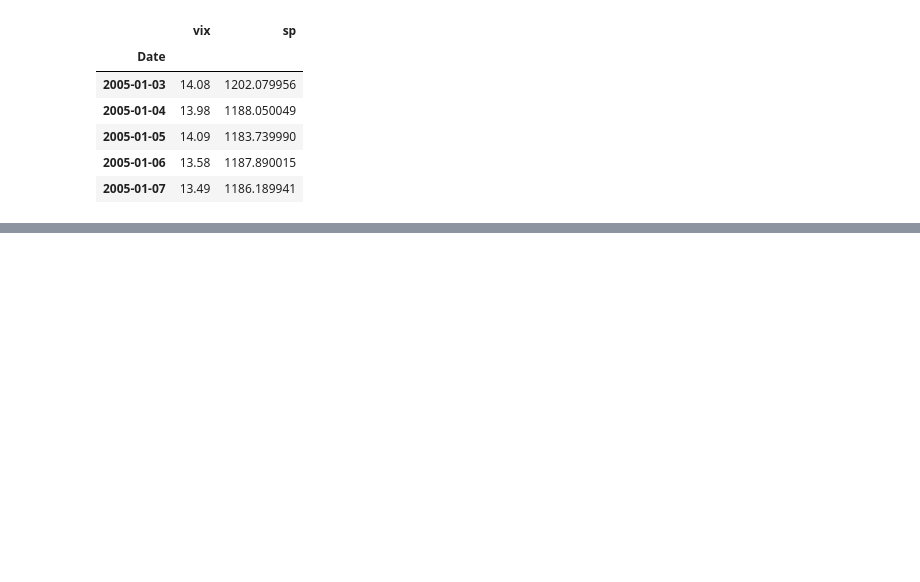
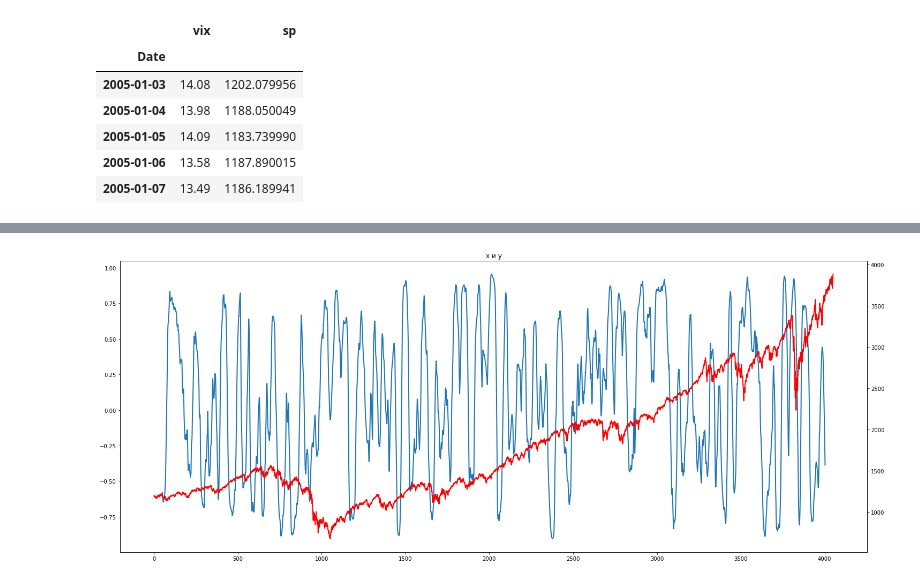
Before and after one commit to ksn38/fin, a Jupyter notebook: sp500_stocks2.ipynb, the cells around one changed output, grey strips where cells are left out. Saved outputs shown, nothing was run; the diff lists cells and outputs as text; code cells hidden in the pictures; blank space fills up the shorter version.

```diff
--- a/sp500_stocks2.ipynb
+++ b/sp500_stocks2.ipynb
@@ -89,0 +169,11 @@ for i in range(2090, len(df)):
+# %%
+fig, ax = plt.subplots()
+ax.set_title('x и y')
+fig.set_size_inches(25, 10)
+
+lns1 = ax.plot(df_['0'].rolling(window=50, center=True).mean()\
+               .rolling(window=50, center=True).corr(df_.sp), linewidth=2, label='x')
+ax2 = ax.twinx()
+lns2 = ax2.plot(df_.sp, linewidth=2, c='r', label='y')
+# %% [output]
+[figure, added]
```
Also changed, not shown: parts of 7 cells of this notebook.
